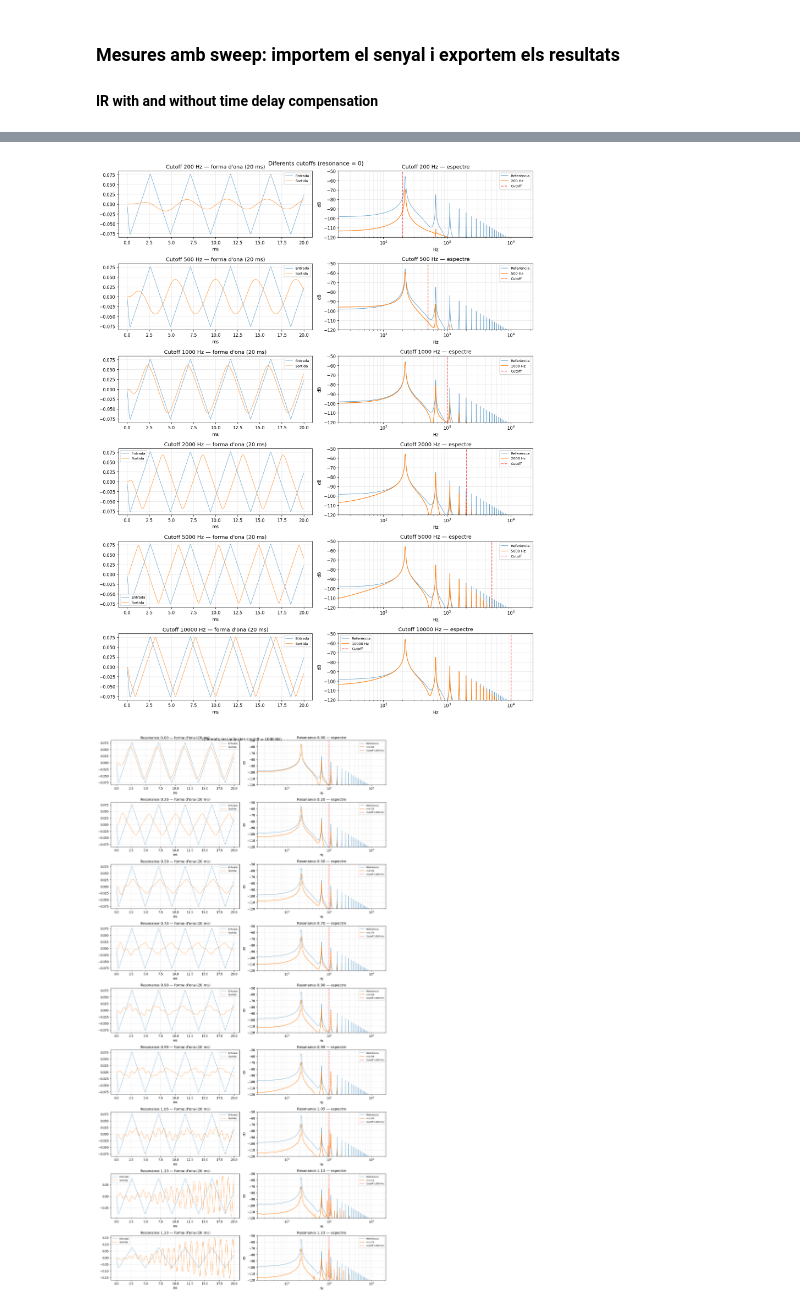
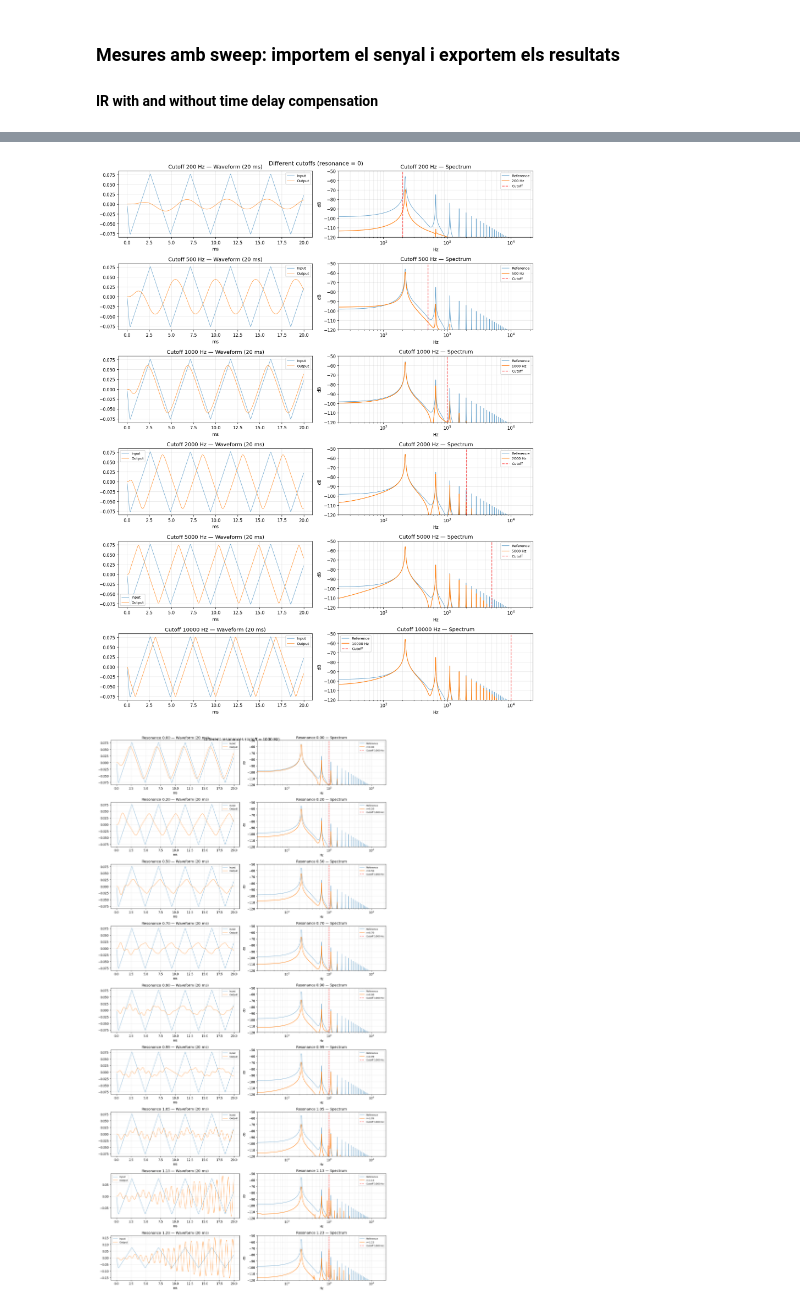
Before and after one commit to jordirubio01/TFGKobol, a Jupyter notebook: Notebooks/moog_ladder_filter.ipynb, the cells around one changed output, grey strips where cells are left out. Saved outputs shown, nothing was run; the diff lists cells and outputs as text; code cells hidden in the pictures.

```diff
--- a/Notebooks/moog_ladder_filter.ipynb
+++ b/Notebooks/moog_ladder_filter.ipynb
@@ -180,7 +180,7 @@ def white_noise(duration=1.0, amplitude=0.5, sr=44100, seed=42):
     return rng.standard_normal(int(sr * duration)) * amplitude
 
 def impulse(duration=0.5, amplitude=1.0, sr=44100):
-    """Impuls unitari, útil per veure la resposta a l'impuls del filtre."""
+    """Unit impulse, useful for seeing the impulse response of the filter."""
     n = int(sr * duration)
     x = np.zeros(n)
     x[0] = amplitude
@@ -412,10 +412,10 @@ for cfg in configs:
     filename = f"filter_c{int(cfg['cutoff'])}_r{int(cfg['resonance']*100):02d}.wav"
     ##save_wav(filename, y, sr=sr, normalize=False)  # normalize=False és important!
 # %%
-# Anàlisi des del Notebook (sense deconvolució de REW) - Finalment no cal, tenim tot l'anàlisi amb REW
+# Analysis from Analysis from the Notebook (without REW deconvolution) - Finally not needed, we have all the analysis with REW
 """
 def compute_H(x, y):
-    H(f) = Y(f) / X(f). Retorna freqs, SPL (dB), fase unwrapped (graus).
+    H(f) = Y(f) / X(f). Returns freqs, SPL (dB), phase unwrapped (degrees).
     n_fft = 1
     while n_fft < max(len(x), len(y)):
         n_fft <<= 1
@@ -644,5 +644,5 @@ plt.show()
 # %%
-# --- Configuracions RESONANCE diferent ---
+# --- Different RESONANCE Configurations ---
 configs = [
     {"cutoff": 5000,  "resonance": 0.0,  "amplitude": -30},
     {"cutoff": 5000,  "resonance": 0.0,  "amplitude": -20},
@@ -651,9 +651,9 @@ configs = [
     {"cutoff": 5000,  "resonance": 0.0,  "amplitude": 0}
 ]
 
-# --- Processar i exportar ---
+# --- Process and export ---
 for cfg in configs:
-    sr, tone = wavfile.read(f"Sine_220_{int(cfg['amplitude'])}_dBFS_44k_Float.wav")
+    sr, tone = wavfile.read(f"REW Audios/Sine_220_{int(cfg['amplitude'])}_dBFS_44k_Float.wav")
     filt = MoogLadderFilter(sr, cutoff=cfg["cutoff"],
                             resonance=cfg["resonance"], oversample=2)
     filt.reset()
@@ -733,5 +731,5 @@ display(df)"""
 # %%
-# --- Configuracions RESONANCE diferent ---
+# --- Different RESONANCE Configurations ---
 configs = [
     {"cutoff": 5000,  "resonance": 0.0,  "amplitude": -30},
     {"cutoff": 5000,  "resonance": 0.0,  "amplitude": -20},
@@ -740,13 +738,13 @@ configs = [
     {"cutoff": 5000,  "resonance": 0.0,  "amplitude": 0}
 ]
 
-# --- Processar i exportar ---
+# --- Process and export ---
 for cfg in configs:
-    sr, sweep = wavfile.read(f"512kMeasSweep_20_to_20000_{int(cfg['amplitude'])}_dBFS_44k_Float_ref.wav")
+    sr, sweep = wavfile.read(f"REW Audios/512kMeasSweep_20_to_20000_{int(cfg['amplitude'])}_dBFS_44k_Float_ref.wav")
     filt = MoogLadderFilter(sr, cutoff=cfg["cutoff"],
                             resonance=cfg["resonance"], oversample=2)
     filt.reset()
     y = filt.process(sweep)
 
     filename = f"filter_sweep_c{int(cfg['cutoff'])}_r{int(cfg['resonance']*100):02d}_{int(cfg['amplitude'])}_dBFS.wav"
-    save_wav(filename, y, sr=sr, normalize=False)  # normalize=False és important!
+    #save_wav(filename, y, sr=sr, normalize=False)  # normalize=False is important!
@@ -872,5 +896,5 @@ plt.show()
 # %%
-PATH = "C:/Users/jordi/Documentos/00-UPF/05-TFG/Juce files/TFGKobolLocal/PluginRecordings/VCF/"
+PATH = "C:/Users/jordi/Documentos/00-UPF/05-TFG/Juce files/TFGKobolLocal/PluginRecordings/VCF Notebook/"
 SR = 44100
 from scipy.ndimage import uniform_filter1d
 
@@ -878,10 +902,10 @@ sr_ref, x_ref = wavfile.read(PATH + "filter_ref.wav")
 freqs_ref, mag_ref = compute_spectrum(x_ref, sr_ref)
 mag_ref_smooth = uniform_filter1d(mag_ref, size=50)
 
-# --- Esquerra: diferents cutoffs, ressonància fixa ---
+# --- Left: different cutoffs, fixed resonance ---
 cutoffs = [200, 500, 1000, 2000, 5000, 10000]
 fig, axes = plt.subplots(len(cutoffs), 2, figsize=(14, len(cutoffs)*3))
-fig.suptitle('Diferents cutoffs (resonance = 0)', fontsize=13)
+fig.suptitle('Different cutoffs (resonance = 0)', fontsize=13)
 
 for row, cutoff in enumerate(cutoffs):
     sr_y, y = wavfile.read(PATH + f"filter_c{cutoff}_r00.wav")
@@ -890,17 +914,17 @@ for row, cutoff in enumerate(cutoffs):
 
     n_show = int(SR * 0.02)
     t_ms = np.arange(n_show) / SR * 1000
-    axes[row, 0].plot(t_ms, x_ref[:n_show], lw=0.8, label='Entrada', alpha=0.7)
-    axes[row, 0].plot(t_ms, y[:n_show], lw=0.8, label='Sortida', alpha=0.9)
-    axes[row, 0].set_title(f'Cutoff {cutoff} Hz — forma d\'ona (20 ms)')
+    axes[row, 0].plot(t_ms, x_ref[:n_show], lw=0.8, label='Input', alpha=0.7)
+    axes[row, 0].plot(t_ms, y[:n_show], lw=0.8, label='Output', alpha=0.9)
+    axes[row, 0].set_title(f'Cutoff {cutoff} Hz — Waveform (20 ms)')
     axes[row, 0].legend(fontsize=8)
     axes[row, 0].set_xlabel('ms')
     axes[row, 0].grid(alpha=0.3)
 
-    axes[row, 1].semilogx(freqs_ref[1:], mag_ref_smooth[1:], label='Referència', alpha=0.7, lw=1)
+    axes[row, 1].semilogx(freqs_ref[1:], mag_ref_smooth[1:], label='Reference', alpha=0.7, lw=1)
     axes[row, 1].semilogx(freqs_y[1:], mag_smooth[1:], label=f'{cutoff} Hz', lw=1.3)
     axes[row, 1].axvline(cutoff, color='r', linestyle='--', alpha=0.6, label=f'Cutoff')
-    axes[row, 1].set_title(f'Cutoff {cutoff} Hz — espectre')
+    axes[row, 1].set_title(f'Cutoff {cutoff} Hz — Spectrum')
     axes[row, 1].legend(fontsize=8)
     axes[row, 1].set_xlabel('Hz')
     axes[row, 1].set_ylabel('dB')
@@ -911,39 +935,39 @@ for row, cutoff in enumerate(cutoffs):
 plt.tight_layout()
 plt.show()
 
-# --- Dreta: diferents ressonàncies, cutoff fix ---
+# --- Right: different resonances, fixed cutoff ---
 cutoff = 1000
 resonances = [0, 20, 50, 70, 90, 99, 105, 113, 123]
 fig, axes = plt.subplots(len(resonances), 2, figsize=(14, len(resonances)*3))
-fig.suptitle(f'Diferents ressonàncies (cutoff = {cutoff} Hz)', fontsize=13)
+fig.suptitle(f'Different resonances (cutoff = {cutoff} Hz)', fontsize=13)
 
 for row, res in enumerate(resonances):
     sr_y, y = wavfile.read(PATH + f"filter_c{cutoff}_r{res:02d}.wav")
     freqs_y, mag_y = compute_spectrum(y, sr_y)
     mag_smooth = uniform_filter1d(mag_y, size=50)
 
     n_show = int(SR * 0.02)
     t_ms = np.arange(n_show) / SR * 1000
-    axes[row, 0].plot(t_ms, x_ref[:n_show], lw=0.8, label='Entrada', alpha=0.7)
-    axes[row, 0].plot(t_ms, y[:n_show], lw=0.8, label='Sortida', alpha=0.9)
-    axes[row, 0].set_title(f'Resonance {res/100:.2f} — forma d\'ona (20 ms)')
+    axes[row, 0].plot(t_ms, x_ref[:n_show], lw=0.8, label='Input', alpha=0.7)
+    axes[row, 0].plot(t_ms, y[:n_show], lw=0.8, label='Output', alpha=0.9)
+    axes[row, 0].set_title(f'Resonance {res/100:.2f} — Waveform (20 ms)')
     axes[row, 0].legend(fontsize=8)
     axes[row, 0].set_xlabel('ms')
     axes[row, 0].grid(alpha=0.3)
 
-    axes[row, 1].semilogx(freqs_ref[1:], mag_ref_smooth[1:], label='Referència', alpha=0.7, lw=1)
+    axes[row, 1].semilogx(freqs_ref[1:], mag_ref_smooth[1:], label='Reference', alpha=0.7, lw=1)
     axes[row, 1].semilogx(freqs_y[1:], mag_smooth[1:], label=f'r={res/100:.2f}', lw=1.3)
     axes[row, 1].axvline(cutoff, color='r', linestyle='--', alpha=0.6, label=f'Cutoff {cutoff} Hz')
-    axes[row, 1].set_title(f'Resonance {res/100:.2f} — espectre')
+    axes[row, 1].set_title(f'Resonance {res/100:.2f} — Spectrum')
     axes[row, 1].legend(fontsize=8)
     axes[row, 1].set_xlabel('Hz')
     axes[row, 1].set_ylabel('dB')
     axes[row, 1].set_ylim([-120, -50])
     axes[row, 1].grid(True, which='both', alpha=0.3)
     axes[row, 1].set_xlim([20, SR/2])
 
 plt.tight_layout()
 plt.show()
 # %% [output]
-[figure, old version]
+[figure, new version]
-[figure, old version]
+[figure, new version]
```
Also changed, not shown: parts of 36 cells of this notebook.
